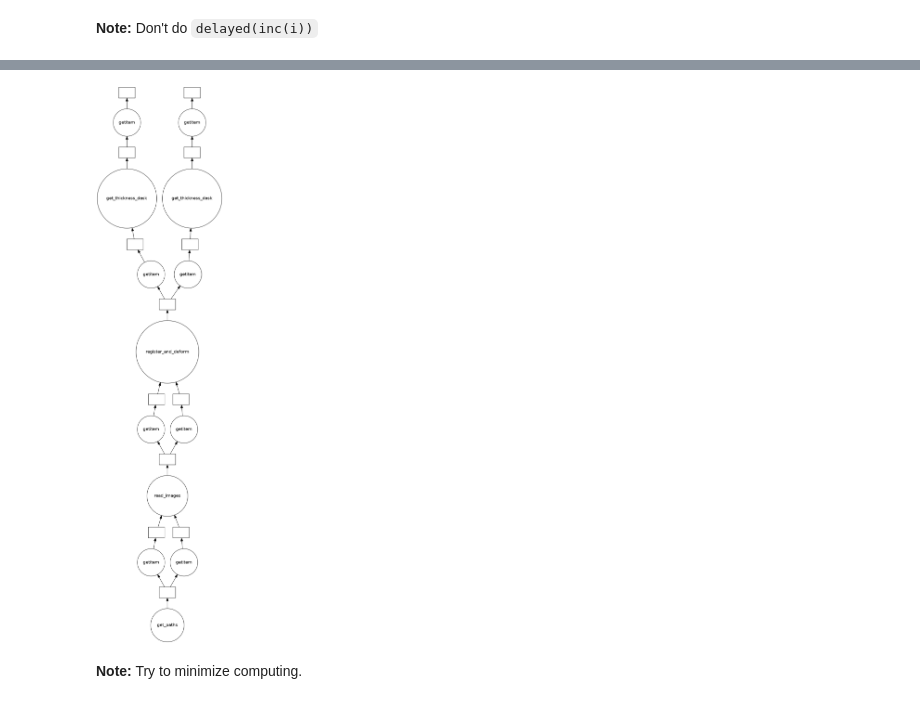
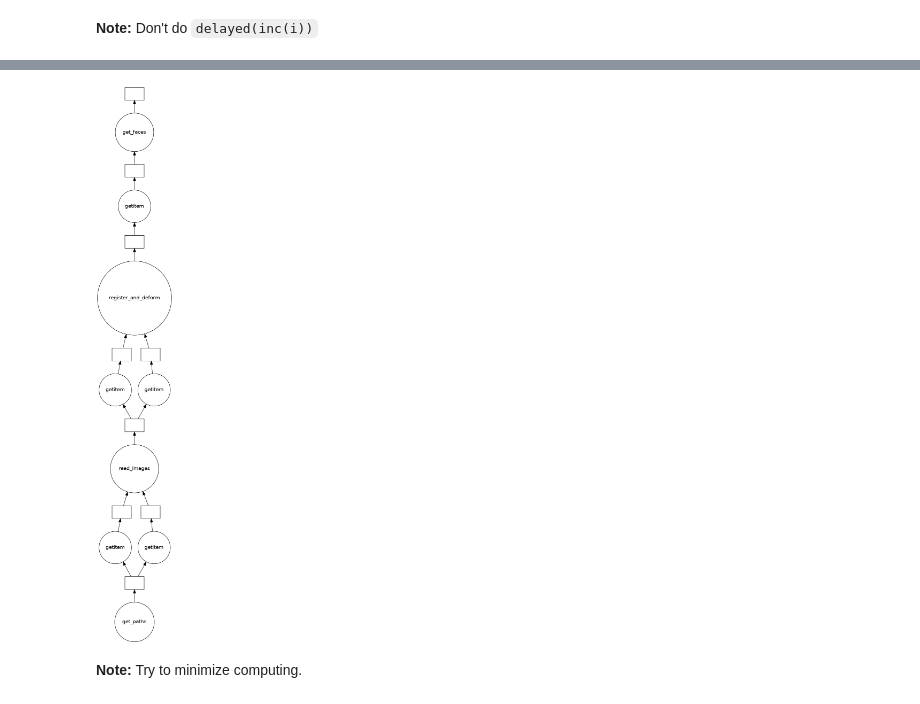
Before and after one commit to PranjalSahu/OAI_analysis, a Jupyter notebook: oai_dask.ipynb, the cells around one changed output, grey strips where cells are left out. Cells and saved outputs as stored; diff of their text form; code cells hidden in the pictures.

Commit message:
added working dask code till mesh serialization

```diff
--- a/oai_dask.ipynb
+++ b/oai_dask.ipynb
@@ -227,7 +264,10 @@ image_preprocessed, atlas_image   = get_paths()
 image_A, image_B                  = read_images(image_preprocessed, atlas_image)
 warped_image_FC, warped_image_TC  = register_and_deform(image_A, image_B)
 
-distance_inner_FC, distance_outer_FC = get_thickness_dask(warped_image_FC, mesh_type='FC')
-distance_inner_TC, distance_outer_TC = get_thickness_dask(warped_image_TC, mesh_type='TC')
+test_mesh = get_faces(warped_image_FC)
+#phi_AB                               = register_images(image_A=image_A, image_B=image_B)
 
-all_distance = [distance_inner_FC, distance_inner_TC]
+# distance_inner_FC, distance_outer_FC = get_thickness_dask(warped_image_FC, mesh_type='FC')
+# distance_inner_TC, distance_outer_TC = get_thickness_dask(warped_image_TC, mesh_type='TC')
+
+# all_distance = [distance_inner_FC, distance_inner_TC]
@@ -255,7 +290,7 @@ Viewer(geometries=[{'vtkClass': 'vtkPolyData', 'points': {'vtkClass': 'vtkPoints
 # %%
-visualize(all_distance)
+visualize(test_mesh)
 # %% [output]
-[figure, old version]
+[figure, new version]
 # %% [markdown]
 **Note:** Try to minimize computing.
 # %%
```
Also changed, not shown: parts of 22 cells of this notebook.
